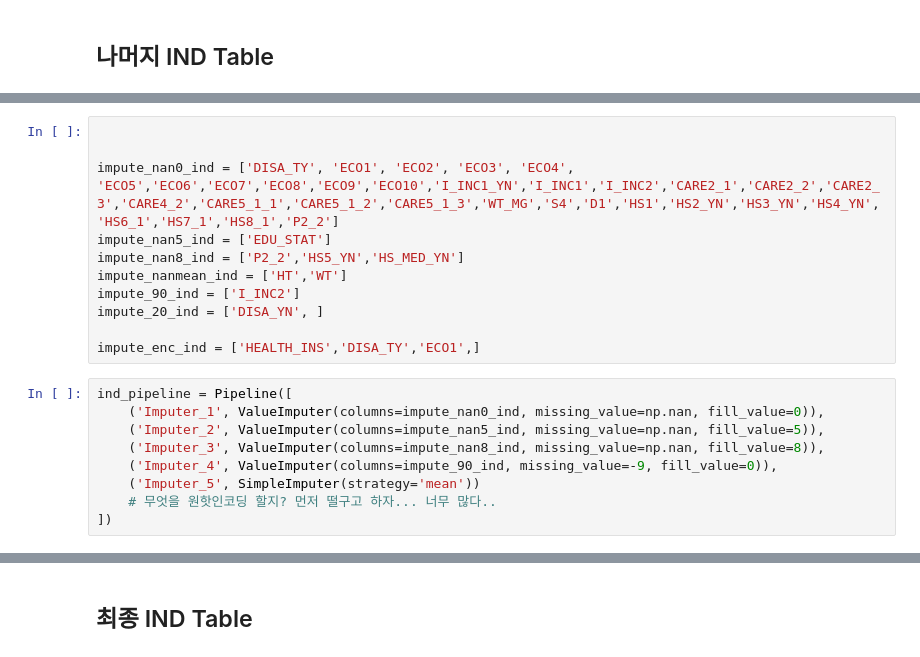
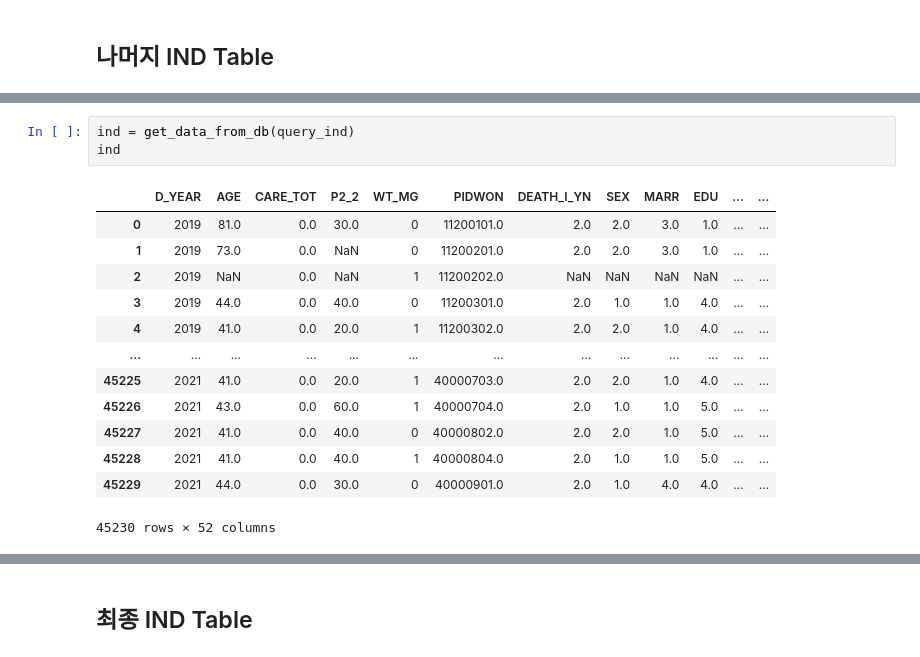
Before and after one commit to skqorrla/HK-M-Project, a Jupyter notebook: 01_Preprocessing_Pipeline.ipynb, the cells around one changed output, grey strips where cells are left out. Drawn from its saved outputs; the diff is of its cells as text.

```diff
--- a/01_Preprocessing_Pipeline.ipynb
+++ b/01_Preprocessing_Pipeline.ipynb
@@ -378,20 +406,17 @@ ind.head()
-# %%
-
-
-impute_nan0_ind = ['DISA_TY', 'ECO1', 'ECO2', 'ECO3', 'ECO4', 'ECO5','ECO6','ECO7','ECO8','ECO9','ECO10','I_INC1_YN','I_INC1','I_INC2','CARE2_1','CARE2_2','CARE2_3','CARE4_2','CARE5_1_1','CARE5_1_2','CARE5_1_3','WT_MG','S4','D1','HS1','HS2_YN','HS3_YN','HS4_YN','HS6_1','HS7_1','HS8_1','P2_2']
-impute_nan5_ind = ['EDU_STAT']
-impute_nan8_ind = ['P2_2','HS5_YN','HS_MED_YN']
-impute_nanmean_ind = ['HT','WT']
-impute_90_ind = ['I_INC2']
-impute_20_ind = ['DISA_YN', ]
-
-impute_enc_ind = ['HEALTH_INS','DISA_TY','ECO1',]
-# %%
-ind_pipeline = Pipeline([
-    ('Imputer_1', ValueImputer(columns=impute_nan0_ind, missing_value=np.nan, fill_value=0)),
-    ('Imputer_2', ValueImputer(columns=impute_nan5_ind, missing_value=np.nan, fill_value=5)),
-    ('Imputer_3', ValueImputer(columns=impute_nan8_ind, missing_value=np.nan, fill_value=8)),
-    ('Imputer_4', ValueImputer(columns=impute_90_ind, missing_value=-9, fill_value=0)),
-    ('Imputer_5', SimpleImputer(strategy='mean'))
-    # 무엇을 원핫인코딩 할지? 먼저 떨구고 하자... 너무 많다..
-])
+# %%
+ind = get_data_from_db(query_ind)
+ind
+# %% [output]
+|  | D_YEAR | AGE | CARE_TOT | P2_2 | WT_MG | PIDWON | DEATH_I_YN | SEX | MARR | EDU | ... | ... |
+| 0 | 2019 | 81.0 | 0.0 | 30.0 | 0 | 11200101.0 | 2.0 | 2.0 | 3.0 | 1.0 | ... | ... |
+| 1 | 2019 | 73.0 | 0.0 | NaN | 0 | 11200201.0 | 2.0 | 2.0 | 3.0 | 1.0 | ... | ... |
+| 2 | 2019 | NaN | 0.0 | NaN | 1 | 11200202.0 | NaN | NaN | NaN | NaN | ... | ... |
+| 3 | 2019 | 44.0 | 0.0 | 40.0 | 0 | 11200301.0 | 2.0 | 1.0 | 1.0 | 4.0 | ... | ... |
+| 4 | 2019 | 41.0 | 0.0 | 20.0 | 1 | 11200302.0 | 2.0 | 2.0 | 1.0 | 4.0 | ... | ... |
+| ... | ... | ... | ... | ... | ... | ... | ... | ... | ... | ... | ... | ... |
+| 45225 | 2021 | 41.0 | 0.0 | 20.0 | 1 | 40000703.0 | 2.0 | 2.0 | 1.0 | 4.0 | ... | ... |
+| 45226 | 2021 | 43.0 | 0.0 | 60.0 | 1 | 40000704.0 | 2.0 | 1.0 | 1.0 | 5.0 | ... | ... |
+| 45227 | 2021 | 41.0 | 0.0 | 40.0 | 0 | 40000802.0 | 2.0 | 2.0 | 1.0 | 5.0 | ... | ... |
+| 45228 | 2021 | 41.0 | 0.0 | 40.0 | 1 | 40000804.0 | 2.0 | 1.0 | 1.0 | 5.0 | ... | ... |
+| 45229 | 2021 | 44.0 | 0.0 | 30.0 | 0 | 40000901.0 | 2.0 | 1.0 | 4.0 | 4.0 | ... | ... |
+45230 rows × 52 columns
```
Also changed, not shown: parts of 15 cells of this notebook.
